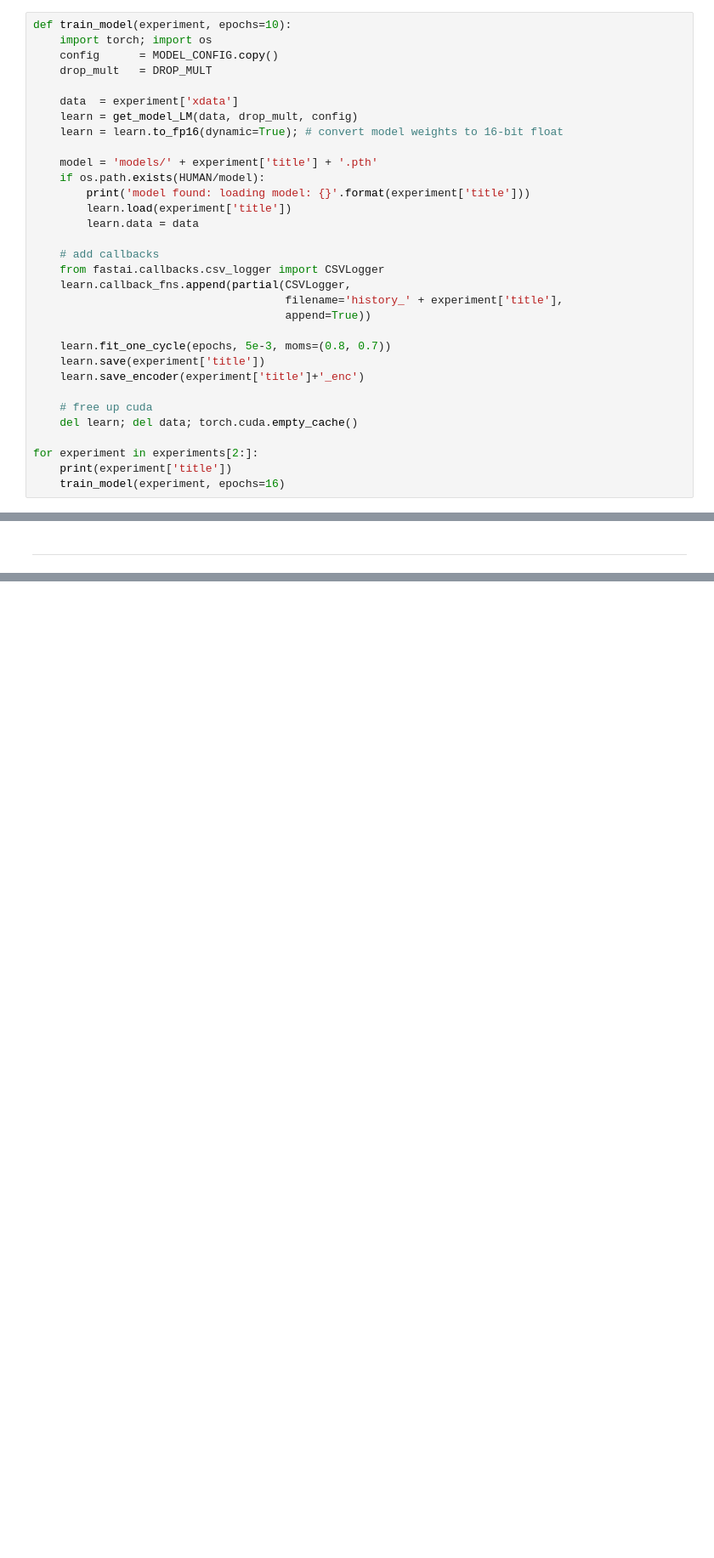
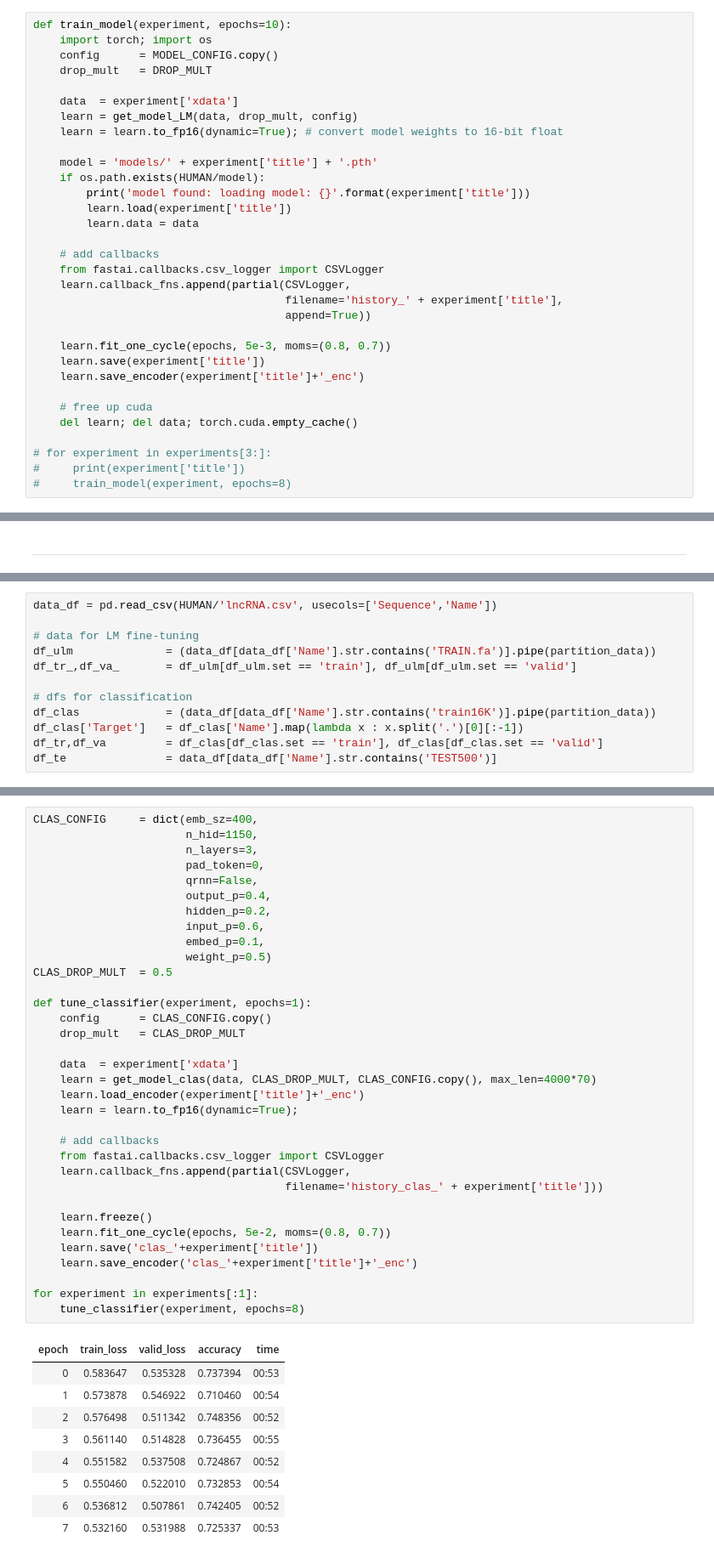
Before and after one commit to athon-millane/thesis, a Jupyter notebook: notebooks/2_seq_modelling/2_unsupervised_lm.ipynb, the cells around one changed output, grey strips where cells are left out. Shown at 85% size. Drawn from its saved outputs; the diff is of its cells as text; blank space fills up the shorter version.

Commit message:
More progress. Nearly all training completed.

```diff
--- a/notebooks/2_seq_modelling/2_unsupervised_lm.ipynb
+++ b/notebooks/2_seq_modelling/2_unsupervised_lm.ipynb
@@ -95,6 +95,6 @@ def train_model(experiment, epochs=10):
     # free up cuda
     del learn; del data; torch.cuda.empty_cache()
 
-for experiment in experiments[2:]:
-    print(experiment['title'])
-    train_model(experiment, epochs=16)
+# for experiment in experiments[3:]:
+#     print(experiment['title'])
+#     train_model(experiment, epochs=8)
@@ -158,0 +237,12 @@ def train_sequence(experiment):
+# %%
+data_df = pd.read_csv(HUMAN/'lncRNA.csv', usecols=['Sequence','Name'])
+
+# data for LM fine-tuning
+df_ulm              = (data_df[data_df['Name'].str.contains('TRAIN.fa')].pipe(partition_data))
+df_tr_,df_va_       = df_ulm[df_ulm.set == 'train'], df_ulm[df_ulm.set == 'valid']
+
+# dfs for classification
+df_clas             = (data_df[data_df['Name'].str.contains('train16K')].pipe(partition_data))
+df_clas['Target']   = df_clas['Name'].map(lambda x : x.split('.')[0][:-1])
+df_tr,df_va         = df_clas[df_clas.set == 'train'], df_clas[df_clas.set == 'valid']
+df_te               = data_df[data_df['Name'].str.contains('TEST500')]
@@ -158,0 +280,44 @@ def train_sequence(experiment):
+# %%
+CLAS_CONFIG     = dict(emb_sz=400,
+                       n_hid=1150,
+                       n_layers=3,
+                       pad_token=0,
+                       qrnn=False,
+                       output_p=0.4,
+                       hidden_p=0.2,
+                       input_p=0.6,
+                       embed_p=0.1,
+                       weight_p=0.5)
+CLAS_DROP_MULT  = 0.5
+
+def tune_classifier(experiment, epochs=1):
+    config      = CLAS_CONFIG.copy()
+    drop_mult   = CLAS_DROP_MULT
+
+    data  = experiment['xdata']
+    learn = get_model_clas(data, CLAS_DROP_MULT, CLAS_CONFIG.copy(), max_len=4000*70)
+    learn.load_encoder(experiment['title']+'_enc')
+    learn = learn.to_fp16(dynamic=True);
+
+    # add callbacks
+    from fastai.callbacks.csv_logger import CSVLogger
+    learn.callback_fns.append(partial(CSVLogger,
+                                      filename='history_clas_' + experiment['title']))
+
+    learn.freeze()
+    learn.fit_one_cycle(epochs, 5e-2, moms=(0.8, 0.7))
+    learn.save('clas_'+experiment['title'])
+    learn.save_encoder('clas_'+experiment['title']+'_enc')
+
+for experiment in experiments[:1]:
+    tune_classifier(experiment, epochs=8)
+# %% [output]
+| epoch | train_loss | valid_loss | accuracy | time |
+| 0 | 0.583647 | 0.535328 | 0.737394 | 00:53 |
+| 1 | 0.573878 | 0.546922 | 0.710460 | 00:54 |
+| 2 | 0.576498 | 0.511342 | 0.748356 | 00:52 |
+| 3 | 0.561140 | 0.514828 | 0.736455 | 00:55 |
+| 4 | 0.551582 | 0.537508 | 0.724867 | 00:52 |
+| 5 | 0.550460 | 0.522010 | 0.732853 | 00:54 |
+| 6 | 0.536812 | 0.507861 | 0.742405 | 00:52 |
+| 7 | 0.532160 | 0.531988 | 0.725337 | 00:53 |
```
Also changed, not shown: parts of 7 cells of this notebook, 2 other files.
